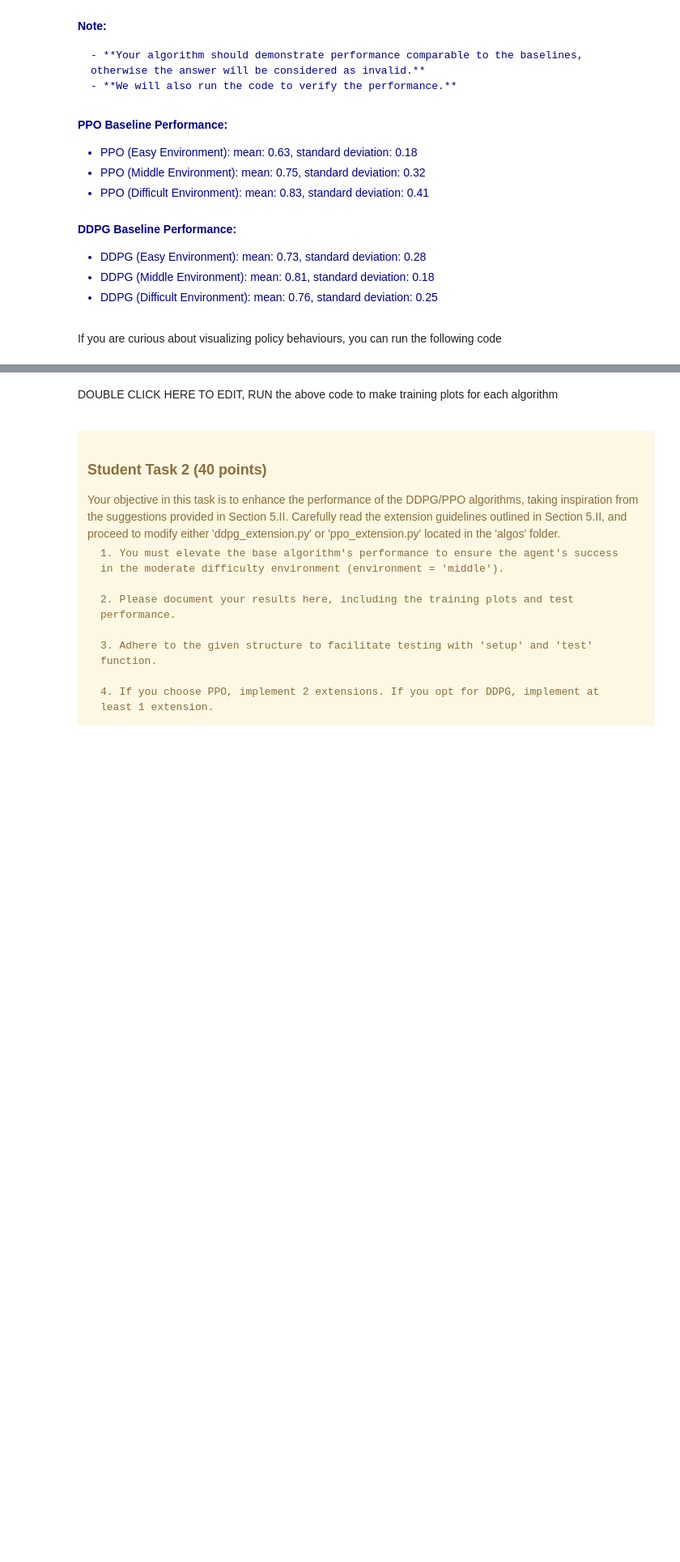
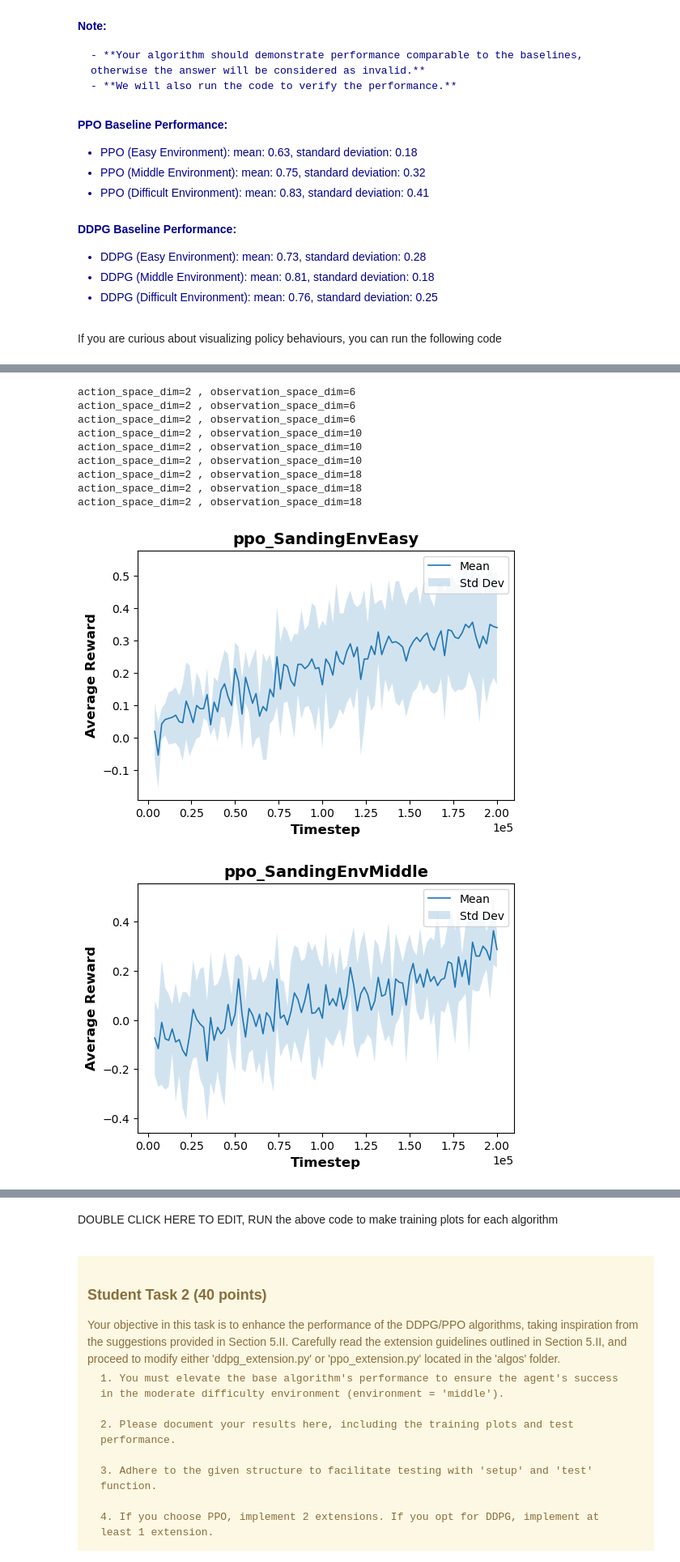
Before and after one commit to MMoshtaghi/Aalto-RL-Project-2023, a Jupyter notebook: project.ipynb, the cells around one changed output, grey strips where cells are left out. Shown at 81% size. Saved outputs shown, nothing was run; the diff lists cells and outputs as text; code cells hidden in the pictures; blank space fills up the shorter version.

```diff
--- a/project.ipynb
+++ b/project.ipynb
@@ -594,7 +633,7 @@ def setup(algo=None, env='easy', cfg_args={}, render=True, train_episodes=None):
 
 train_episodes = 1000  # Limit the number of training episode for a fast test
 
-config=setup(algo='ppo', env='easy', train_episodes=train_episodes, render=False)
+config=setup(algo='ppo', env='difficult', train_episodes=train_episodes, render=False)
 
 config["seed"] = 43
 
@@ -608,5 +647,4 @@ else:
 
 # Train the agent using the selected algorithm
 agent.train()
-test(agent, 'easy', 'ppo')
 # %% [output]
@@ -660,27 +798,29 @@ import warnings
 warnings.filterwarnings('ignore')
 
 # NOTE: Uncomment the algorithm you implemented
-implemented_algo ='ddpg' #'ddpg' or 'ppo'
+implemented_algo ='ppo' #'ddpg' or 'ppo'
 
 # Loop over the three difficulty levels
-for environment in ['easy', 'middle', 'difficult']:
+for environment, i in itertools.product(['easy', 'middle', 'difficult'], range(3)):
+# for environment in ['easy', 'middle', 'difficult']:
+    print(f'\n------------------ {environment=} , seed={i} -------------------\n')
 
     training_seeds = []
 
     # for each algorithm, we will test the agent trained with specific random seed
-    for i in range(3):
-        config=setup(algo=implemented_algo, env=environment, render=False)
+    # for i in range(3):
+    config=setup(algo=implemented_algo, env=environment, render=False)
 
-        config["seed"] = i
-        training_seeds.append(i)
+    config["seed"] = i
+    training_seeds.append(i)
 
-        if config["args"].algo_name == 'ppo':
-            agent=PPOAgent(config)
-        elif config["args"].algo_name == 'ddpg':
-            agent=DDPGAgent(config)
-        else:
-            raise Exception('Please use ppo or ddpg!')
+    if config["args"].algo_name == 'ppo':
+        agent=PPOAgent(config)
+    elif config["args"].algo_name == 'ddpg':
+        agent=DDPGAgent(config)
+    else:
+        raise Exception('Please use ppo or ddpg!')
 
-        print('\n\n\nnow start testing for environment',environment,' agent:',implemented_algo,' seed:',i)
-        # Test the agent in the selected environment
-        test(agent, environment, implemented_algo)
+    print('\n\n\nnow start testing for environment',environment,' agent:',implemented_algo,' seed:',i)
+    # Test the agent in the selected environment
+    test(agent, environment, implemented_algo)
@@ -799,29 +968,41 @@ Your plot should be plotted in the following paths if the code runs successfully
 # %%
 ## Run the following code to plot PPO or DDPG's training performances
 import warnings
 warnings.filterwarnings('ignore')
 
 # Uncomment the algorithm you chose
-implemented_algo ='ddpg' # 'ppo' or 'ddpg'
+implemented_algo ='ppo' # 'ppo' or 'ddpg'
 
 
 # Loop over the three difficulty levels
 for environment in ['easy', 'middle', 'difficult']:
 
     training_seeds = []
     for i in range(3):
         config=setup(algo=implemented_algo, env=environment, render=False)
 
         config["seed"] = i
         training_seeds.append(i)
 
 
         if config["args"].algo_name == 'ppo':
             agent=PPOAgent(config)
         elif config["args"].algo_name == 'ddpg':
             agent=DDPGAgent(config)
         else:
             raise Exception('Please use ppo or ddpg!')
 
     # plot the statistical training curves with specific random seeds
     cu.plot_algorithm_training(agent.logging_dir, training_seeds, agent.env_name, implemented_algo)
+# %% [output]
+action_space_dim=2 , observation_space_dim=6
+action_space_dim=2 , observation_space_dim=6
+action_space_dim=2 , observation_space_dim=6
+action_space_dim=2 , observation_space_dim=10
+action_space_dim=2 , observation_space_dim=10
+action_space_dim=2 , observation_space_dim=10
+action_space_dim=2 , observation_space_dim=18
+action_space_dim=2 , observation_space_dim=18
+action_space_dim=2 , observation_space_dim=18
+[figure, added]
+[figure, added]
```
Also changed, not shown: parts of 8 cells of this notebook, 2 other files.
